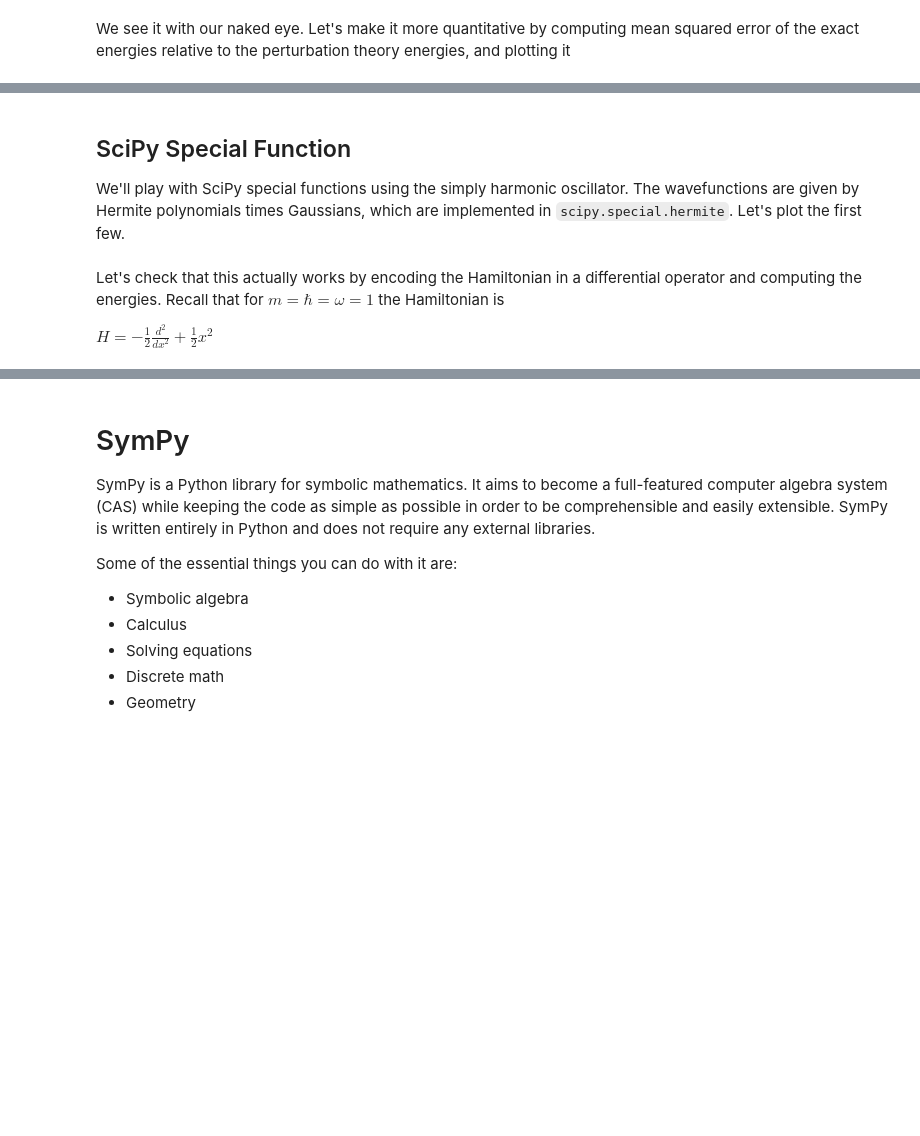
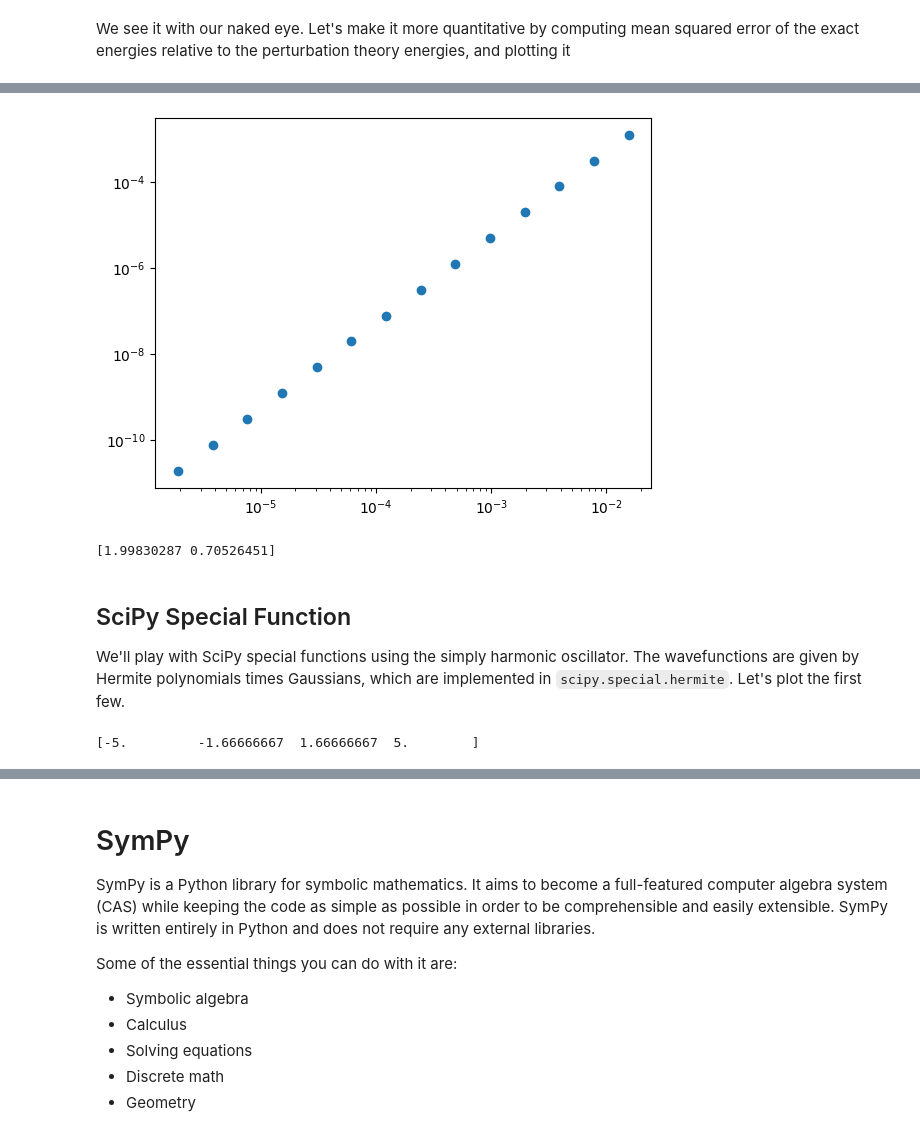
Before and after one commit to jimhalverson/COMP2023, a Jupyter notebook: notebooks/Intro to Python/2_Lecture_2_Scientific Computing Libraries.ipynb, the cells around one changed output, grey strips where cells are left out. Cells and saved outputs as stored; diff of their text form; code cells hidden in the pictures; blank space fills up the shorter version.

Commit message:
Lecture: finish sci computing and parallel processing.

```diff
--- a/notebooks/Intro to Python/2_Lecture_2_Scientific Computing Libraries.ipynb
+++ b/notebooks/Intro to Python/2_Lecture_2_Scientific Computing Libraries.ipynb
@@ -189,8 +344,32 @@ SciPy is a collection of mathematical algorithms and convenience functions built
+# %%
+from matplotlib import pyplot as plt
+
+lambdas =[2**-k for k in range(6,20)] # denser lambdas, range chosen to get nice line
+avg_sqrtmses = []
+for lam in lambdas:
+    H = H0 + lam*H1
+    H_evals, H_evecs = np.linalg.eig(H)
+
+    H0_evals, H0_evecs = np.linalg.eig(H0)
+    H0_diag = H0_evecs.T@H0@H0_evecs
+
+    PT_matrix_elements = H0_evecs.T @ H0 @ H0_evecs + lam*H0_evecs.T@H1@H0_evecs
+    H_evals_PT = np.diag(PT_matrix_elements)
+
+    avg_sqrtmse = np.mean(np.sqrt(((H_evals - H_evals_PT)**2)))
+    avg_sqrtmses.append(avg_sqrtmse)
+
+plt.scatter(lambdas, avg_sqrtmses)
+plt.xscale('log')
+plt.yscale('log')
+plt.show()
+
+best_fit_line = np.polyfit(np.log10(lambdas), np.log10(avg_sqrtmses), 1)
+print(best_fit_line)
+# %% [output]
+[figure, added]
+[1.99830287 0.70526451]
 # %% [markdown]
 ## SciPy Special Function
 
 We'll play with SciPy special functions using the simply harmonic oscillator. The wavefunctions are given by Hermite polynomials times Gaussians, which are implemented in `scipy.special.hermite`. Let's plot the first few.
-# %% [markdown]
-Let's check that this actually works by encoding the Hamiltonian in a differential operator and computing the energies. Recall that for $m=\hbar= \omega = 1$ the Hamiltonian is
-
-$H = -\frac{1}{2}\frac{d^2}{dx^2} + \frac{1}{2}x^2$
@@ -196,0 +388,5 @@ $H = -\frac{1}{2}\frac{d^2}{dx^2} + \frac{1}{2}x^2$
+# %%
+x = np.linspace(-5,5,4)
+print(x)
+# %% [output]
+[-5.         -1.66666667  1.66666667  5.        ]
```
Also changed, not shown: parts of 60 cells of this notebook, 1 other file.
